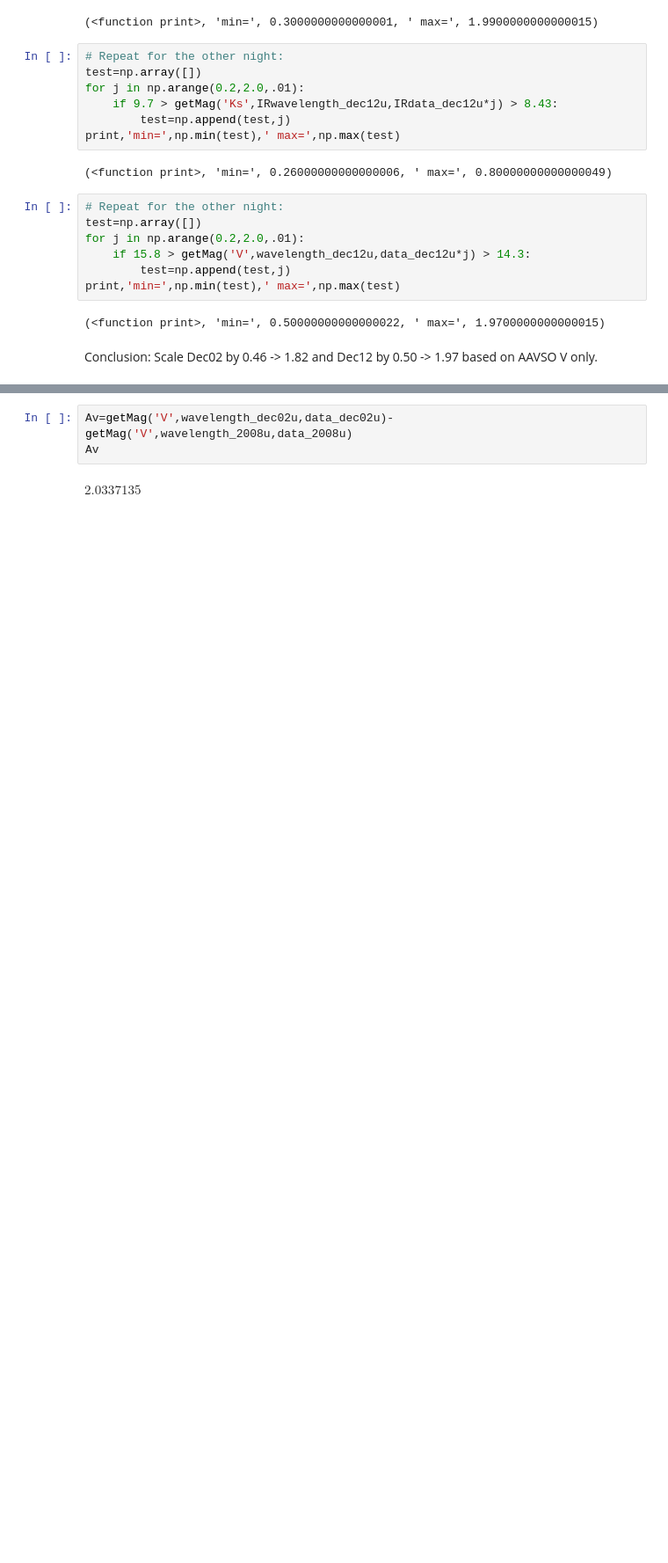
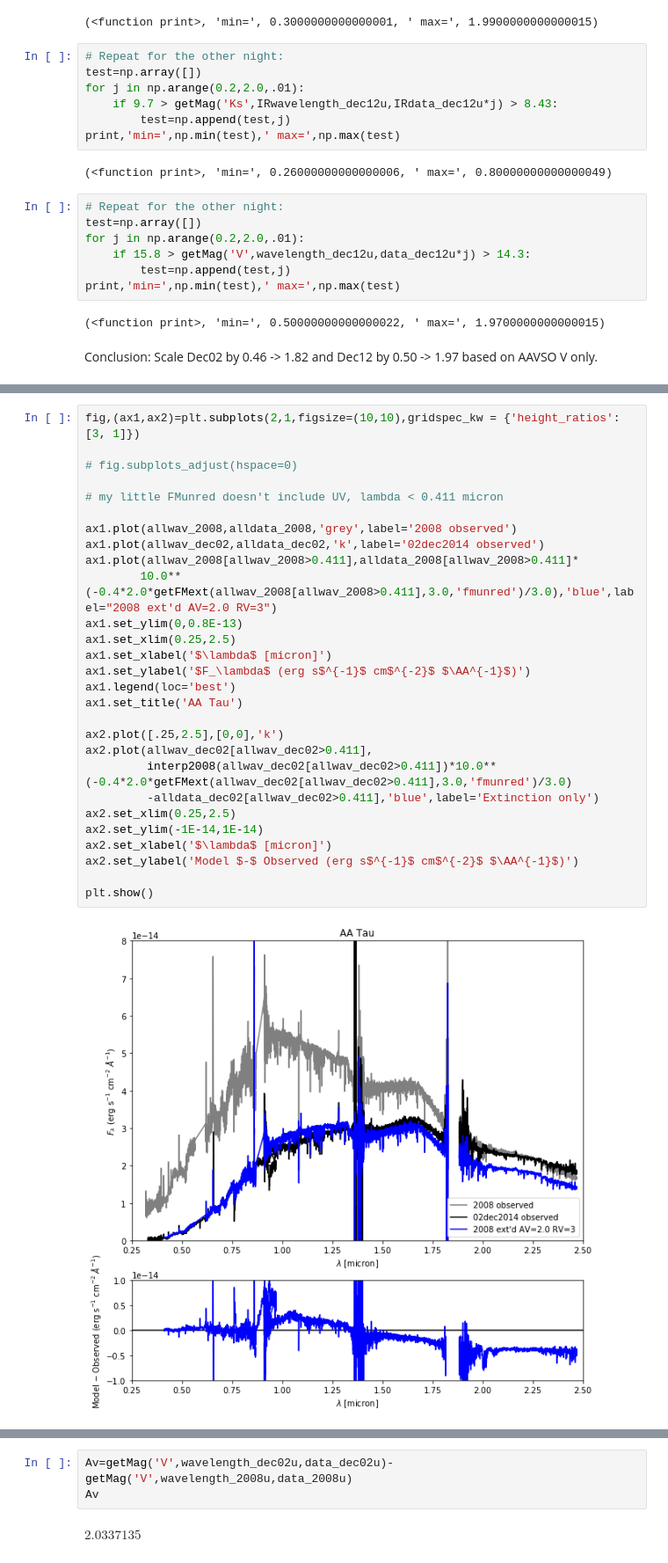
Before and after one commit to krislars/AA_Tau_Covey, a Jupyter notebook: AATau_data.ipynb, the cells around one changed output, grey strips where cells are left out. Shown at 88% size. Cells and saved outputs as stored; diff of their text form; blank space fills up the shorter version.

```diff
--- a/AATau_data.ipynb
+++ b/AATau_data.ipynb
@@ -784 +819,31 @@ Conclusion: Scale Dec02 by 0.46 -> 1.82 and Dec12 by 0.50 -> 1.97 based on AAVSO
+# %%
+fig,(ax1,ax2)=plt.subplots(2,1,figsize=(10,10),gridspec_kw = {'height_ratios':[3, 1]})
+
+# fig.subplots_adjust(hspace=0)
+
+# my little FMunred doesn't include UV, lambda < 0.411 micron
+
+ax1.plot(allwav_2008,alldata_2008,'grey',label='2008 observed')
+ax1.plot(allwav_dec02,alldata_dec02,'k',label='02dec2014 observed')
+ax1.plot(allwav_2008[allwav_2008>0.411],alldata_2008[allwav_2008>0.411]*
+        10.0**(-0.4*2.0*getFMext(allwav_2008[allwav_2008>0.411],3.0,'fmunred')/3.0),'blue',label="2008 ext'd AV=2.0 RV=3")
+ax1.set_ylim(0,0.8E-13)
+ax1.set_xlim(0.25,2.5)
+ax1.set_xlabel('$\lambda$ [micron]')
+ax1.set_ylabel('$F_\lambda$ (erg s$^{-1}$ cm$^{-2}$ $\AA^{-1}$)')
+ax1.legend(loc='best')
+ax1.set_title('AA Tau')
+
+ax2.plot([.25,2.5],[0,0],'k')
+ax2.plot(allwav_dec02[allwav_dec02>0.411],
+         interp2008(allwav_dec02[allwav_dec02>0.411])*10.0**(-0.4*2.0*getFMext(allwav_dec02[allwav_dec02>0.411],3.0,'fmunred')/3.0)
+         -alldata_dec02[allwav_dec02>0.411],'blue',label='Extinction only')
+ax2.set_xlim(0.25,2.5)
+ax2.set_ylim(-1E-14,1E-14)
+ax2.set_xlabel('$\lambda$ [micron]')
+ax2.set_ylabel('Model $-$ Observed (erg s$^{-1}$ cm$^{-2}$ $\AA^{-1}$)')
+
+plt.show()
+# %% [output]
+[figure, added]
 # %% [markdown]
```
Also changed, not shown: parts of 53 cells of this notebook.
